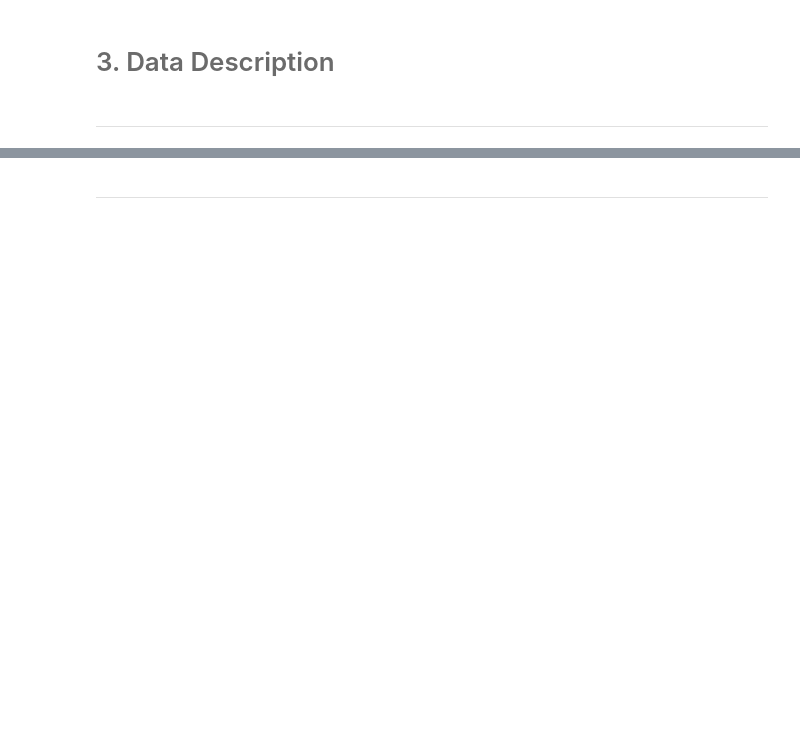
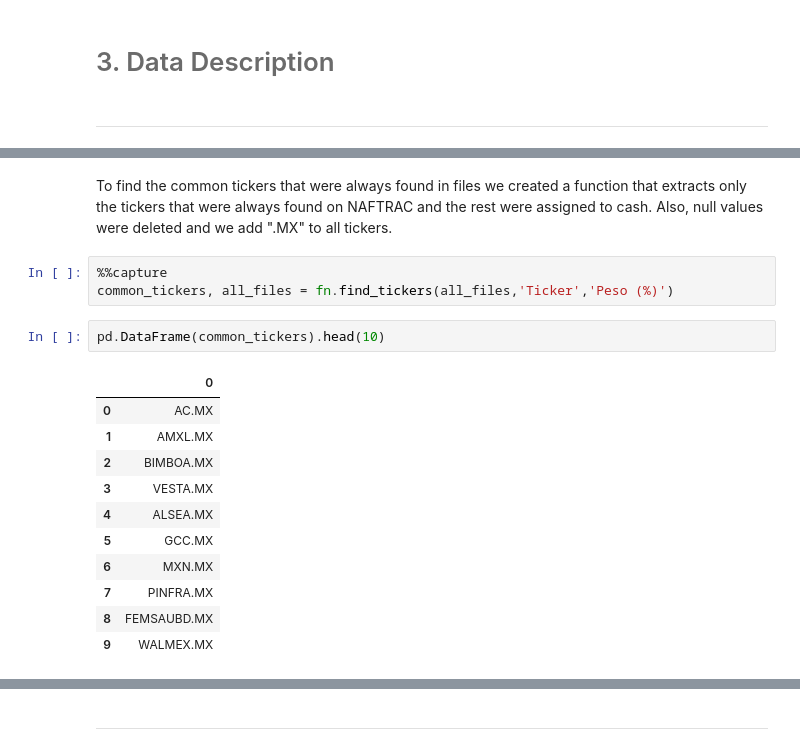
Before and after one commit to Tania-Bell/MyST_Lab1, a Jupyter notebook: notebook.ipynb, the cells around one changed output, grey strips where cells are left out. Cells and saved outputs as stored; diff of their text form; blank space fills up the shorter version.

```diff
--- a/notebook.ipynb
+++ b/notebook.ipynb
@@ -111,0 +105,19 @@ import sys
+# %% [markdown]
+To find the common tickers that were always found in files we created a function that extracts only the tickers that were always found on NAFTRAC and the rest were assigned to cash. Also, null values were deleted and we add ".MX" to all tickers.
+# %%
+%%capture
+common_tickers, all_files = fn.find_tickers(all_files,'Ticker','Peso (%)')
+# %%
+pd.DataFrame(common_tickers).head(10)
+# %% [output]
+|  | 0 |
+| 0 | AC.MX |
+| 1 | AMXL.MX |
+| 2 | BIMBOA.MX |
+| 3 | VESTA.MX |
+| 4 | ALSEA.MX |
+| 5 | GCC.MX |
+| 6 | MXN.MX |
+| 7 | PINFRA.MX |
+| 8 | FEMSAUBD.MX |
+| 9 | WALMEX.MX |
```
Also changed, not shown: parts of 72 cells of this notebook, 5 other files.
